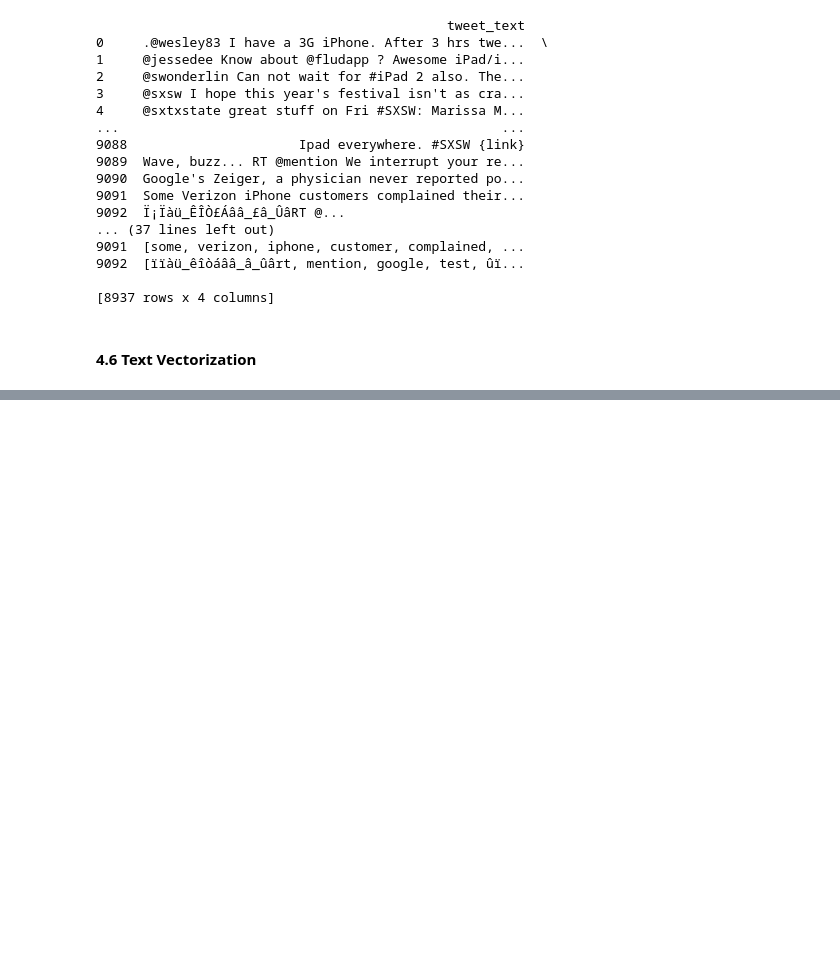
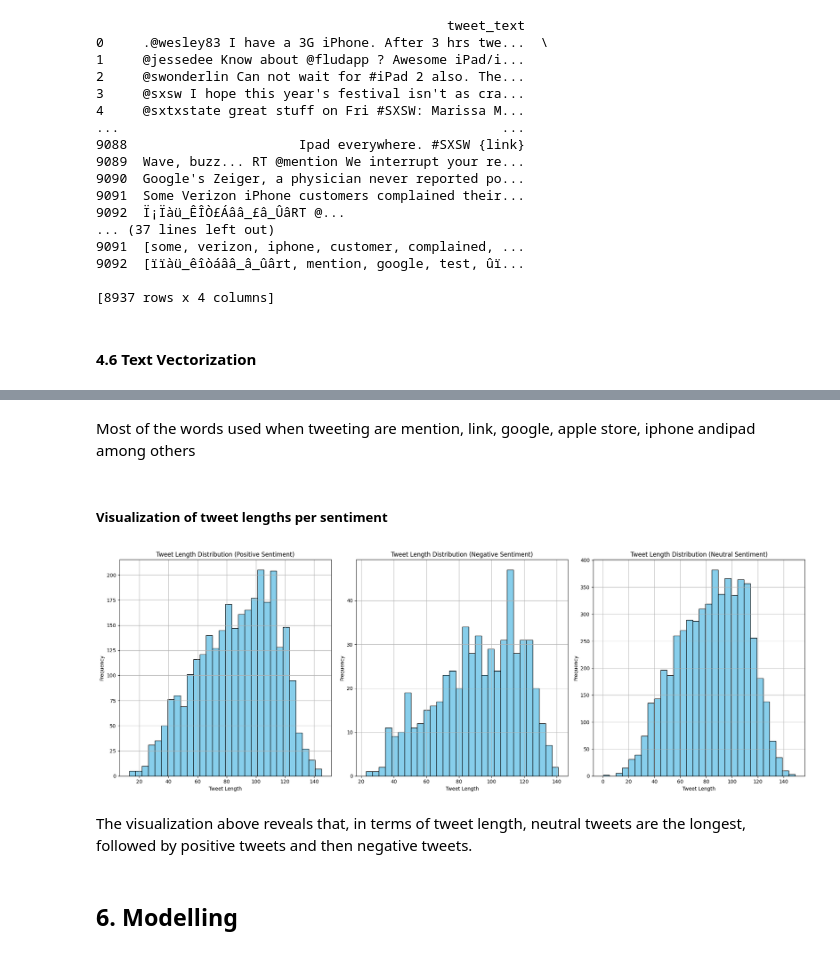
Before and after one commit to levine01/Twitter-Sentiment-Analysis, a Jupyter notebook: index.ipynb, the cells around one changed output, grey strips where cells are left out. Saved outputs shown, nothing was run; the diff lists cells and outputs as text; code cells hidden in the pictures; blank space fills up the shorter version.

```diff
--- a/index.ipynb
+++ b/index.ipynb
@@ -349,0 +404,41 @@ tfidf_matrix = tfidf_vectorizer.fit_transform(data['lemmatized_tweet'])
+# %% [markdown]
+Most of the words used when tweeting are mention, link, google, apple store, iphone andipad among others
+# %% [markdown]
+##### Visualization of tweet lengths per sentiment
+# %%
+# checking the tweet lengths under each category
+# Filter tweets by sentiment category
+positive_tweets = data[data['Sentiment'] == 'Positive emotion']['lemmatized_tweet']
+negative_tweets = data[data['Sentiment'] == 'Negative emotion']['lemmatized_tweet']
+neutral_tweets = data[data['Sentiment'] == 'Neutral']['lemmatized_tweet']
+
+# Create subplots
+fig, axes = plt.subplots(1, 3, figsize=(20, 7))
+
+# Function to plot tweet length histograms
+def plot_tweet_length_histograms(tweets, sentiment_label, ax):
+    tweet_lengths = tweets.str.len()
+
+    ax.hist(tweet_lengths, bins=30, color='skyblue', edgecolor='black')
+    ax.set_xlabel('Tweet Length')
+    ax.set_ylabel('Frequency')
+    ax.set_title(f'Tweet Length Distribution ({sentiment_label} Sentiment)')
+    ax.grid(True)
+
+# Plot histograms for each sentiment category
+plot_tweet_length_histograms(positive_tweets, 'Positive', axes[0])
+plot_tweet_length_histograms(negative_tweets, 'Negative', axes[1])
+plot_tweet_length_histograms(neutral_tweets, 'Neutral', axes[2])
+
+# Adjust subplots for tight layout
+plt.subplots_adjust(wspace=0.4)  # Adjust the horizontal space between subplots
+plt.tight_layout()  # Ensures a tight layout
+
+# Show the plots
+plt.show()
+# %% [output]
+[figure, added]
+# %% [markdown]
+The visualization above reveals that, in terms of tweet length, neutral tweets are the longest, followed by positive tweets and then negative tweets.
+# %% [markdown]
+## 6. Modelling
```
Also changed, not shown: parts of 6 cells of this notebook, 1 other file.
